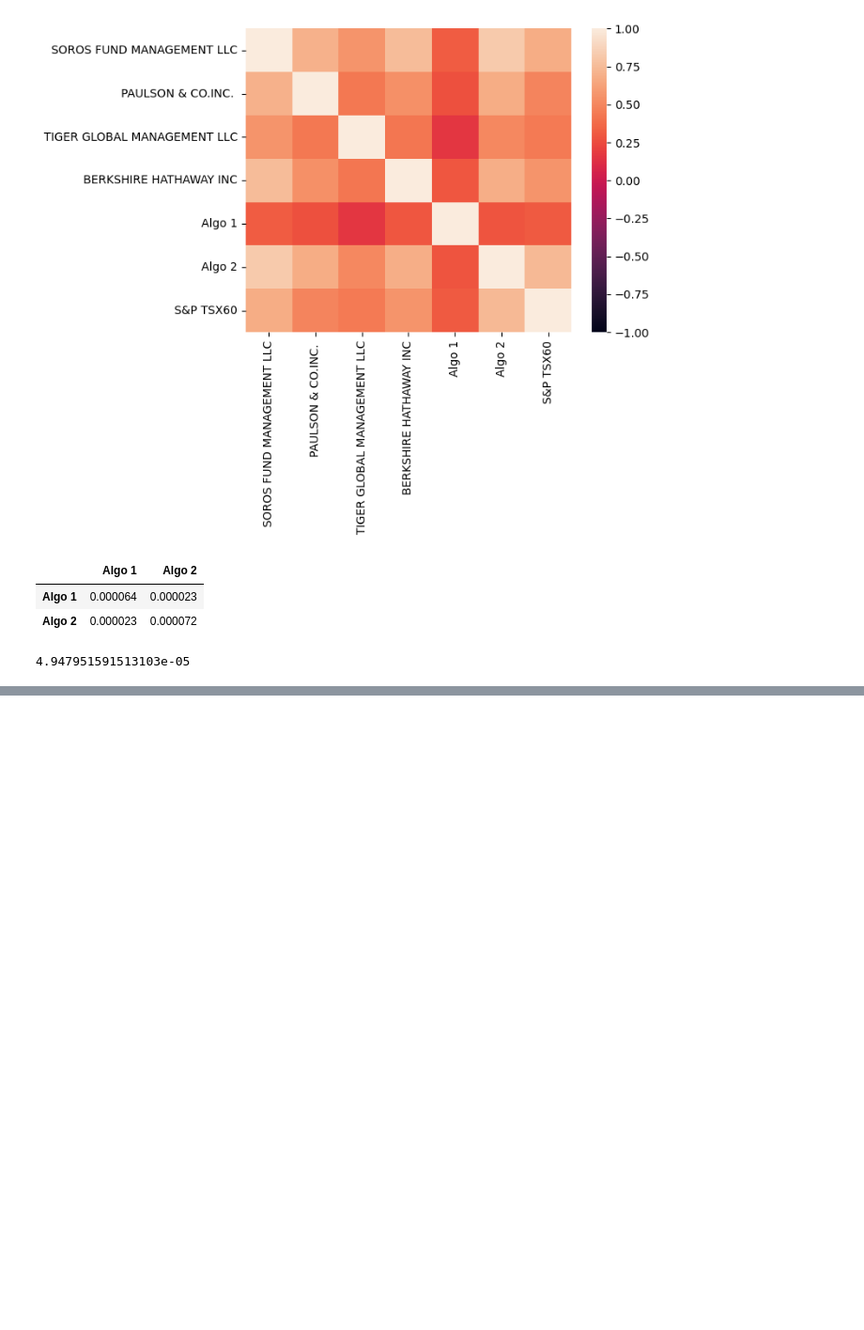
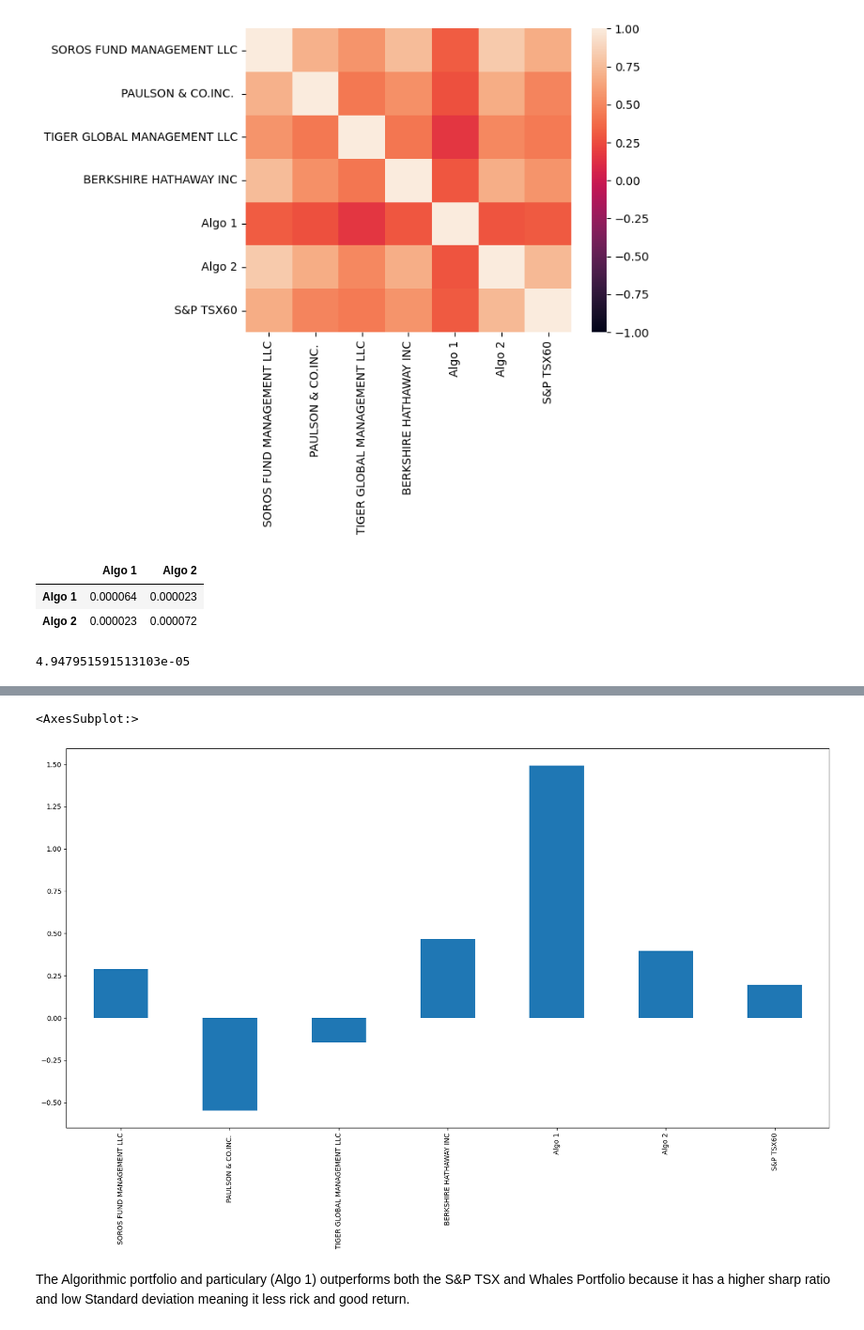
Before and after one commit to ycolagelo/Portfolio-Analysis, a Jupyter notebook: Data_analysis.ipynb, the cells around one changed output, grey strips where cells are left out. Shown at 94% size. Cells and saved outputs as stored; diff of their text form; code cells hidden in the pictures; blank space fills up the shorter version.

```diff
--- a/Data_analysis.ipynb
+++ b/Data_analysis.ipynb
@@ -386,0 +466,7 @@ TSX60_convariance
+# %%
+#annualized sharp ratio
+sharp_ratio = combined_df.mean() / combined_df.std()
+
+#annualized
+annualized_sharp_ratio = sharp_ratio*252**.5
+annualized_sharp_ratio
@@ -386,0 +482,7 @@ TSX60_convariance
+# %%
+annualized_sharp_ratio.plot(kind='bar', figsize=(20,10))
+# %% [output]
+<AxesSubplot:>
+[figure, added]
+# %% [markdown]
+The Algorithmic portfolio and particulary (Algo 1) outperforms both the S&P TSX and Whales Portfolio because it has a higher sharp ratio and low Standard deviation meaning it less rick and good return.
```
Also changed, not shown: parts of 33 cells of this notebook.
